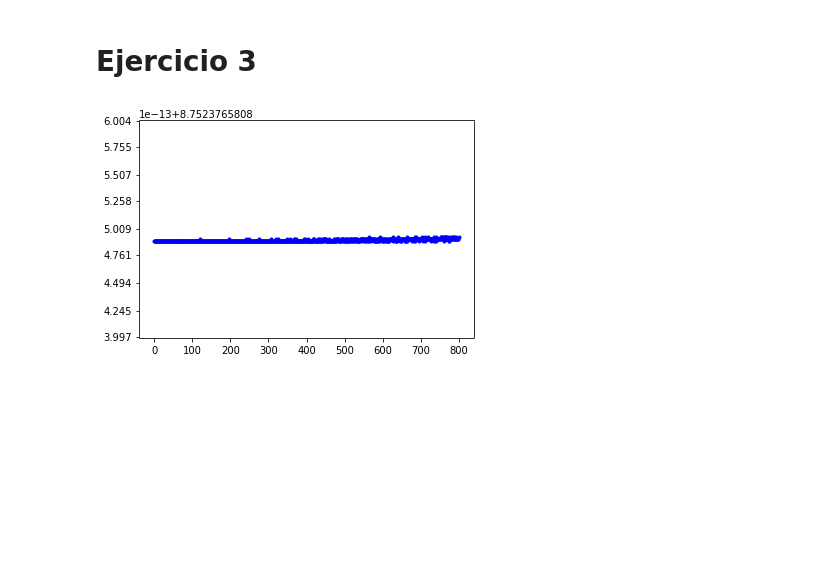
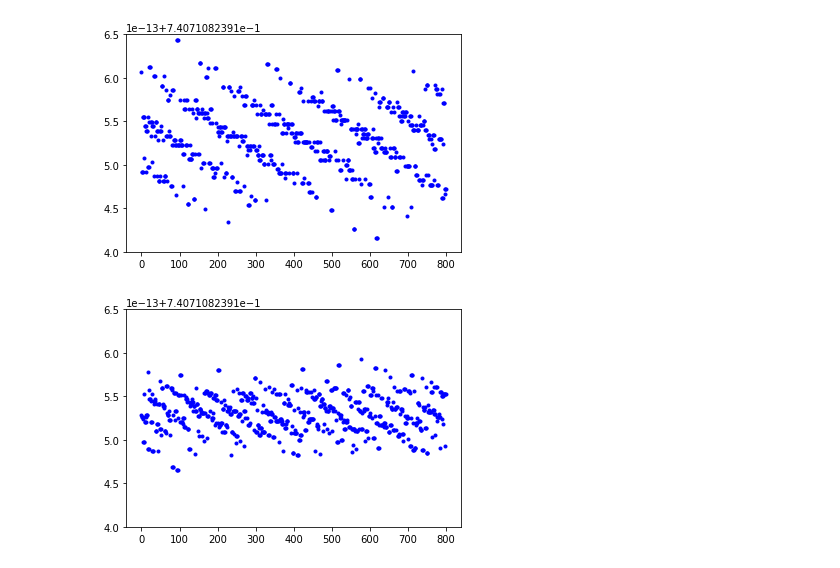
Before and after one commit to BlancaCC/ComputacionNumerica, a Jupyter notebook: practica.ipynb, the cells around one changed output. Saved outputs shown, nothing was run; the diff lists cells and outputs as text; code cells hidden in the pictures; blank space fills up the shorter version.

```diff
--- a/practica.ipynb
+++ b/practica.ipynb
@@ -5,24 +19,31 @@
 # %%
 from matplotlib import pyplot as plt
+# %%
+def _get_value(i: int) -> float:
+  return 1.606 + 2**-52 * i
+
+def _get_value_optional(i: int) -> float:
+  return 2.4 + 2**-52 * i
+
+def get_graphic(function, optional=False):
+  i_values = list()
+  y_values = list()
+  amount_of_iterations = 800
+
+  for i in range(amount_of_iterations):
+    i_values.append(i)
+    if not optional:
+      y_values.append(function(_get_value(i)))
+    else:
+      y_values.append(function(_get_value_optional(i)))
+
+  plt.plot(i_values, y_values,'b.')
+  if not optional:
+    plt.ylim(8.7523765807784,8.7523765807786)
+  else:
+    plt.ylim(.7407108239094,.74071082390965)
 # %%
-def rational_function(x: float) -> float:
+def function_a(x: float) -> float:
   num = 4 * x**4 - 59 * x**3 + 324 * x**2 - 751*x + 622
   den = x**4 - 14 * x**3 + 72 * x**2 - 151*x + 112
   return num / den
-
-def get_value(i: int) -> float:
-  return 1.606 + 2**-52 * i
-
-def plotting(function):
-  i_values = list()
-  y_values = list()
-  amount_of_iterations = 800
-
-  for i in range(amount_of_iterations):
-    i_values.append(i)
-    y_values.append(function(get_value(i)))
-
-  plt.plot(i_values, y_values,'b.')
-  plt.ylim(8.7523765807784,8.7523765807786)
-
-plotting(rational_function)
@@ -42,11 +86,8 @@ plotting(f_b)
-# %% [markdown]
-# Ejercicio 3
-# %%
-def f_c(x: float) -> float:
-  num = 3*(x - 2)*((x - 5)**2 + 4)
-  den = x + (x - 2)**2*((x - 5)**2 + 3)
-  return 4 - num / den
-
-plotting(f_c)
-# %% [output]
-[figure, removed]
+# %%
+get_graphic(function_a, optional=True)
+# %% [output]
+[figure, added]
+# %%
+get_graphic(function_b, optional=True)
+# %% [output]
+[figure, added]
```
Also changed, not shown: parts of 22 cells of this notebook.
